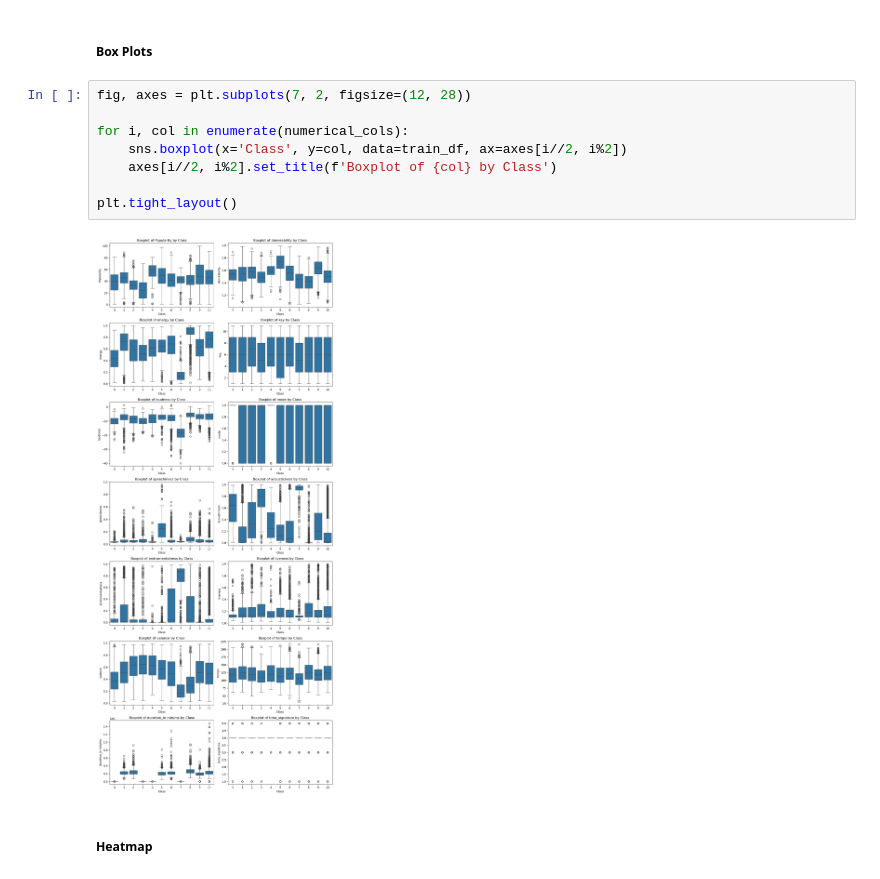
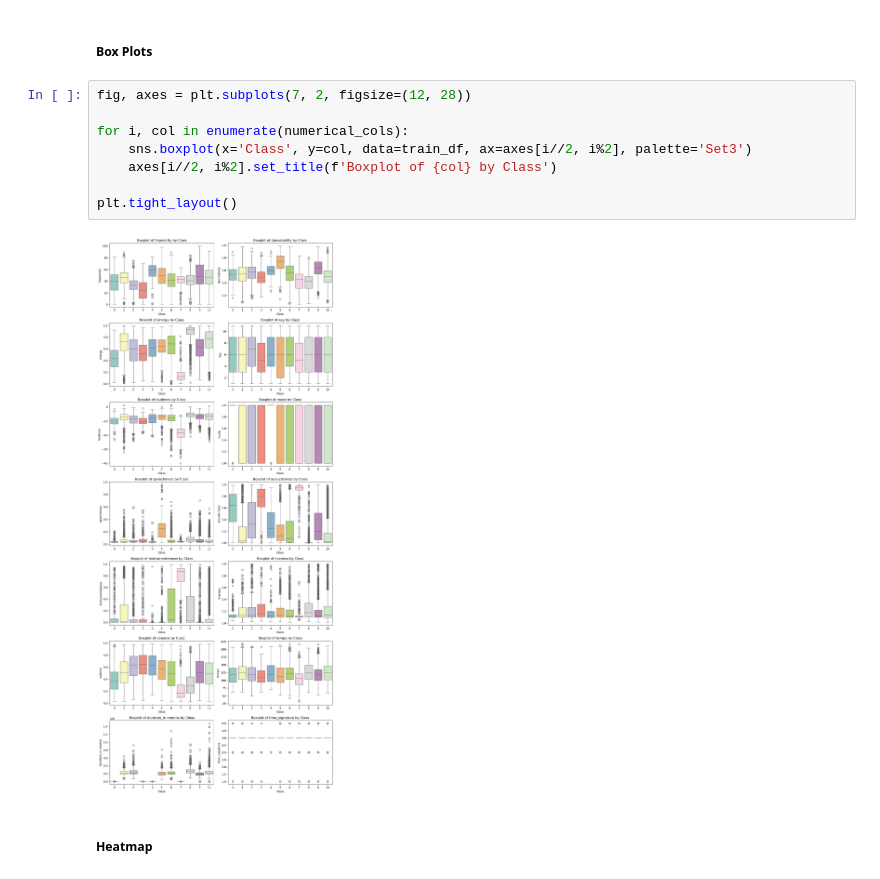
Before and after one commit to tuanphv/ML_Team, a Jupyter notebook: eda/eda.ipynb, the cells around one changed output. Saved outputs shown, nothing was run; the diff lists cells and outputs as text.

```diff
--- a/eda/eda.ipynb
+++ b/eda/eda.ipynb
@@ -297,13 +297,13 @@ array([[<Axes: ylabel='Density'>, <Axes: ylabel='Density'>,
 # %%
 fig, axes = plt.subplots(7, 2, figsize=(12, 28))
 
 for i, col in enumerate(numerical_cols):
-    sns.boxplot(x='Class', y=col, data=train_df, ax=axes[i//2, i%2])
+    sns.boxplot(x='Class', y=col, data=train_df, ax=axes[i//2, i%2], palette='Set3')
     axes[i//2, i%2].set_title(f'Boxplot of {col} by Class')
 
 plt.tight_layout()
 # %% [output]
-[figure, old version]
+[figure, new version]
 # %% [markdown]
 ##### Heatmap
 # %%
```
Also changed, not shown: 7 other files.
